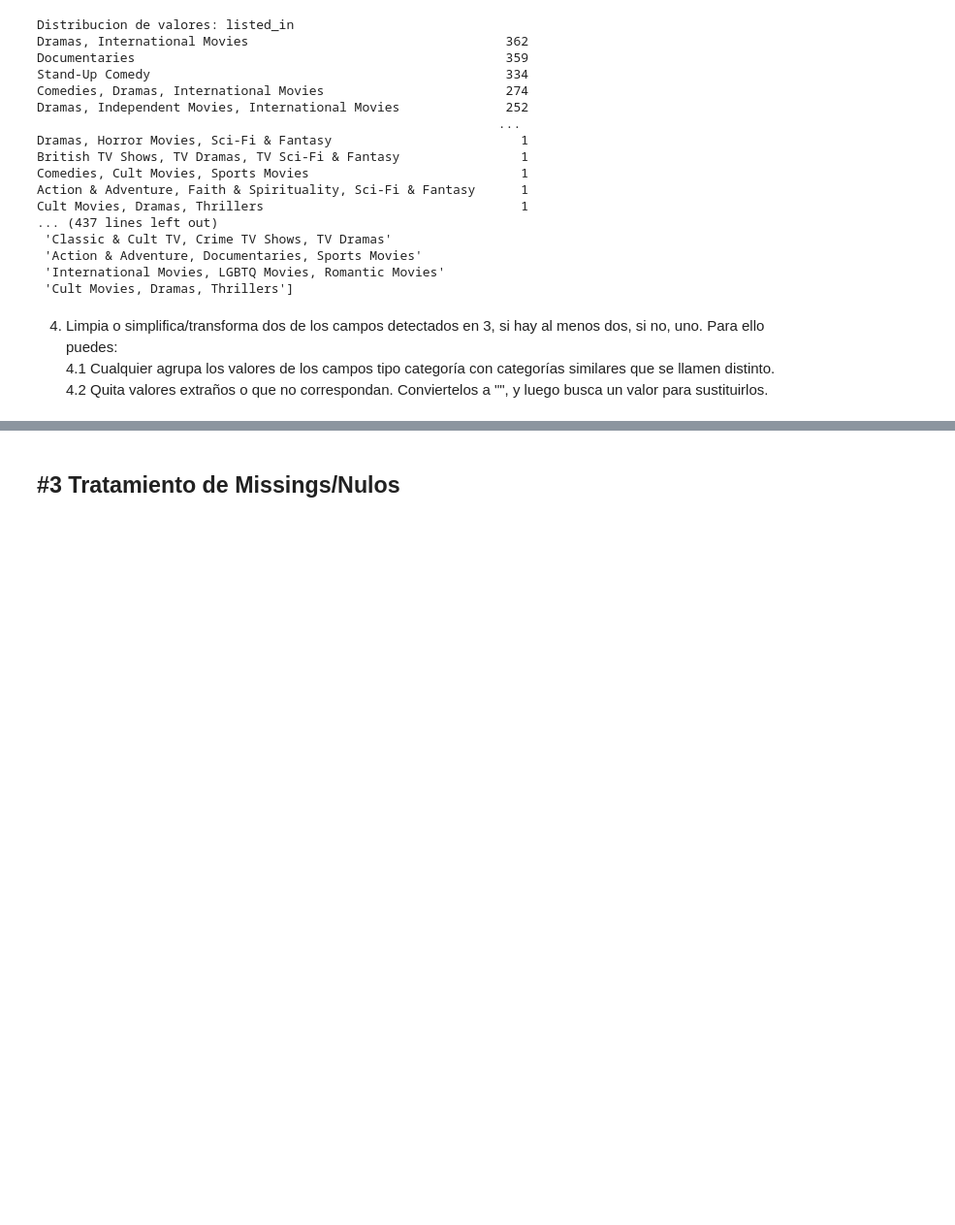
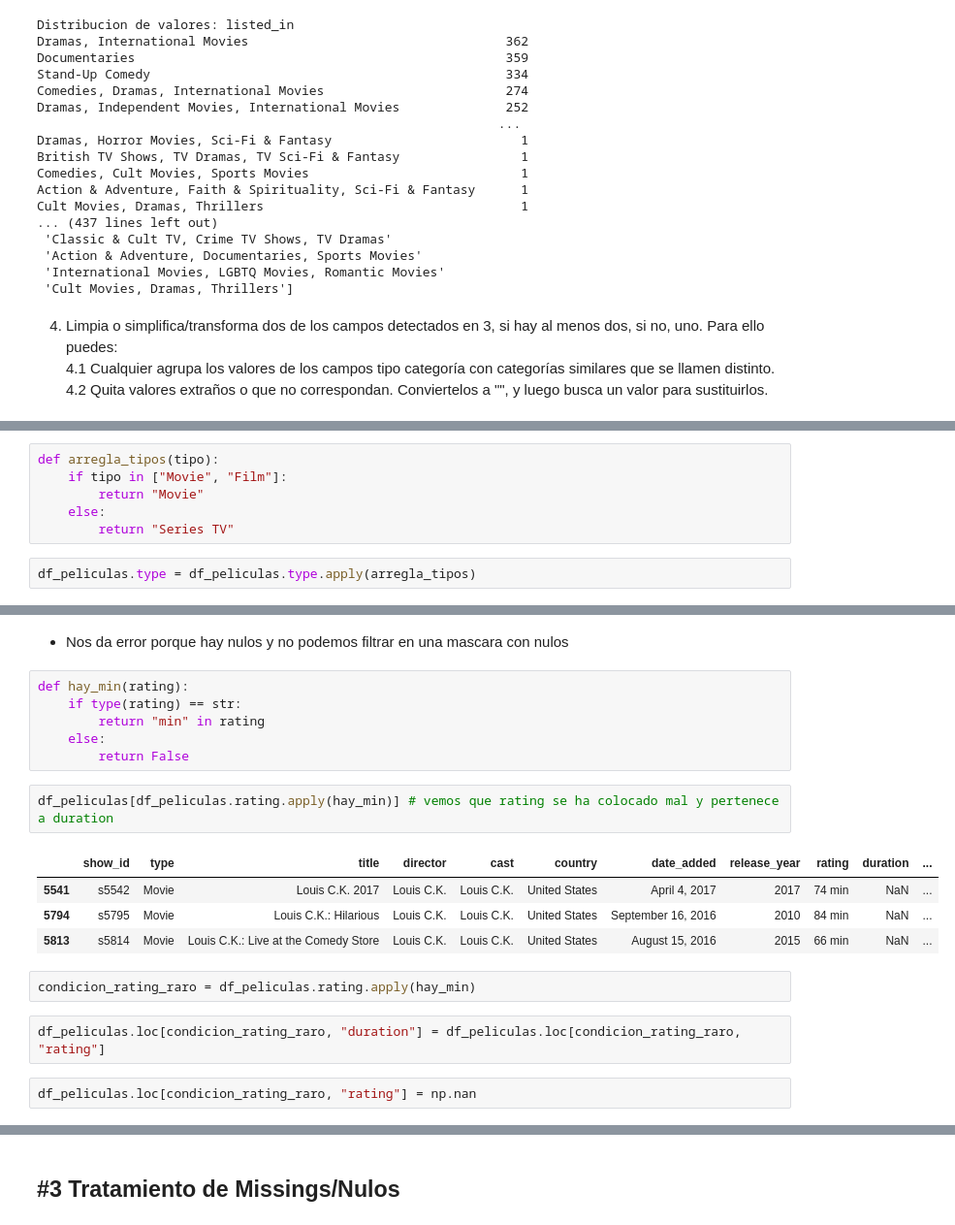
Before and after one commit to antonio-herrera-gb/ONLINE_DS_THEBRIDGE_AntonioHerrera, a Jupyter notebook: 03_Analisis_de_Datos/Sprint_05/Unidad_01/Practica_Obligatoria/18_Practica_Obligatoria_ETL.ipynb, the cells around one changed output, grey strips where cells are left out. Shown at 97% size. Cells and saved outputs as stored; diff of their text form; blank space fills up the shorter version.

```diff
--- a/03_Analisis_de_Datos/Sprint_05/Unidad_01/Practica_Obligatoria/18_Practica_Obligatoria_ETL.ipynb
+++ b/03_Analisis_de_Datos/Sprint_05/Unidad_01/Practica_Obligatoria/18_Practica_Obligatoria_ETL.ipynb
@@ -452,0 +362,8 @@ Cult Movies, Dramas, Thrillers                                  1
+# %%
+def arregla_tipos(tipo):
+    if tipo in ["Movie", "Film"]:
+        return "Movie"
+    else:
+        return "Series TV"
+# %%
+df_peliculas.type = df_peliculas.type.apply(arregla_tipos)
@@ -452,0 +413,21 @@ Cult Movies, Dramas, Thrillers                                  1
+# %% [markdown]
+- Nos da error porque hay nulos y no podemos filtrar en una mascara con nulos
+# %%
+def hay_min(rating):
+    if type(rating) == str:
+        return "min" in rating
+    else:
+        return False
+# %%
+df_peliculas[df_peliculas.rating.apply(hay_min)] # vemos que rating se ha colocado mal y pertenece a duration
+# %% [output]
+|  | show_id | type | title | director | cast | country | date_added | release_year | rating | duration | ... |
+| 5541 | s5542 | Movie | Louis C.K. 2017 | Louis C.K. | Louis C.K. | United States | April 4, 2017 | 2017 | 74 min | NaN | ... |
+| 5794 | s5795 | Movie | Louis C.K.: Hilarious | Louis C.K. | Louis C.K. | United States | September 16, 2016 | 2010 | 84 min | NaN | ... |
+| 5813 | s5814 | Movie | Louis C.K.: Live at the Comedy Store | Louis C.K. | Louis C.K. | United States | August 15, 2016 | 2015 | 66 min | NaN | ... |
+# %%
+condicion_rating_raro = df_peliculas.rating.apply(hay_min)
+# %%
+df_peliculas.loc[condicion_rating_raro, "duration"] = df_peliculas.loc[condicion_rating_raro, "rating"]
+# %%
+df_peliculas.loc[condicion_rating_raro, "rating"] = np.nan
```
Also changed, not shown: parts of 52 cells of this notebook.
